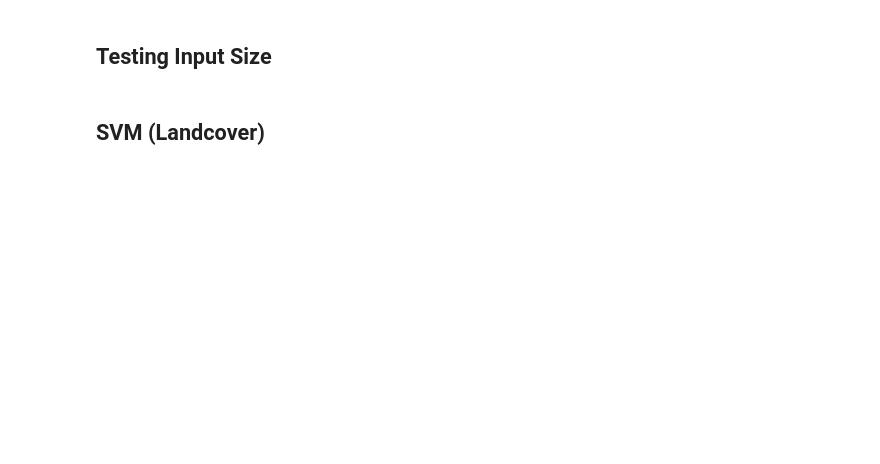
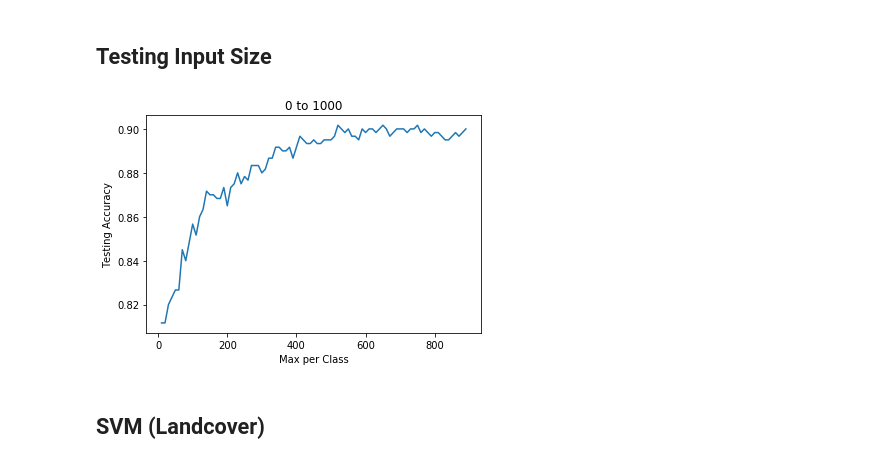
Before and after one commit to patrickcgray/landcover_rcnn, a Jupyter notebook: Sofia_Scikit2.ipynb, the cells around one changed output. Saved outputs shown, nothing was run; the diff lists cells and outputs as text; code cells hidden in the pictures; blank space fills up the shorter version.

```diff
--- a/Sofia_Scikit2.ipynb
+++ b/Sofia_Scikit2.ipynb
@@ -111,15 +117,15 @@ def sk_train_test_split(max_per_test_class, max_per_train_class, sk_data, sk_lab
 
     return(np.array(sk_data_train),np.array(sk_labels_train), np.array(sk_data_test), np.array(sk_labels_test),train_class_count_dict,test_class_count_dict)
 # %%
-max_per_test_class = 100
-max_per_train_class = 300
+# max_per_test_class = 100
+# max_per_train_class = 300
 
-sk_data_train, sk_labels_train, sk_data_test, sk_labels_test, train_class_count_dict,test_class_count_dict = sk_train_test_split(max_per_test_class, max_per_train_class, sk_data, sk_labels)
+# sk_data_train, sk_labels_train, sk_data_test, sk_labels_test, train_class_count_dict,test_class_count_dict = sk_train_test_split(max_per_test_class, max_per_train_class, sk_data, sk_labels)
 
 
-print(test_class_count_dict)
-print(train_class_count_dict)
-print(sk_data_train.shape)
-print(sk_data_test.shape)
-print(sk_labels_train.shape)
-print(sk_labels_test.shape)
+# print(test_class_count_dict)
+# print(train_class_count_dict)
+# print(sk_data_train.shape)
+# print(sk_data_test.shape)
+# print(sk_labels_train.shape)
+# print(sk_labels_test.shape)
@@ -159,8 +177,11 @@ for x in range(10,900,10):
 # %%
 %matplotlib inline
 plt.figure(1);
 plt.plot(max_count_per,scores)
-plt.xlabel('Size of Test Data')
+plt.xlabel('Max per Class')
 plt.ylabel('Testing Accuracy')
 plt.title('0 to 1000')
+plt.savefig('Sample_size_test.png')
+# %% [output]
+[figure, added]
 # %%
```
Also changed, not shown: parts of 49 cells of this notebook, 2 other files.
